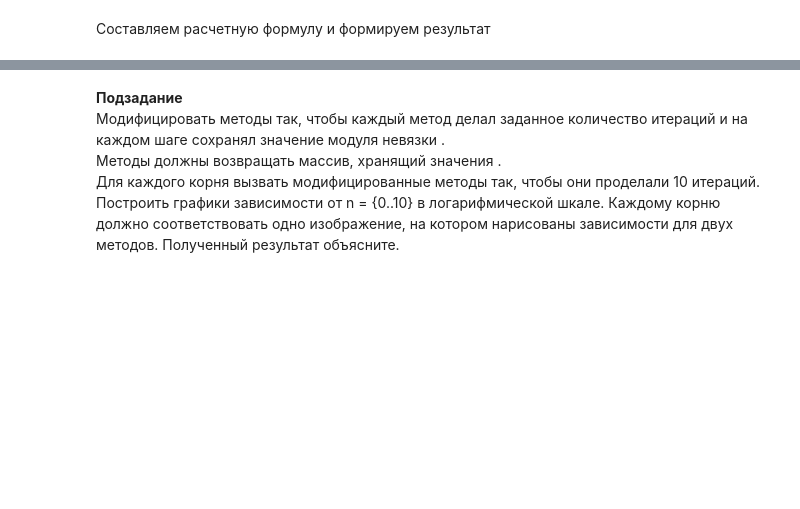
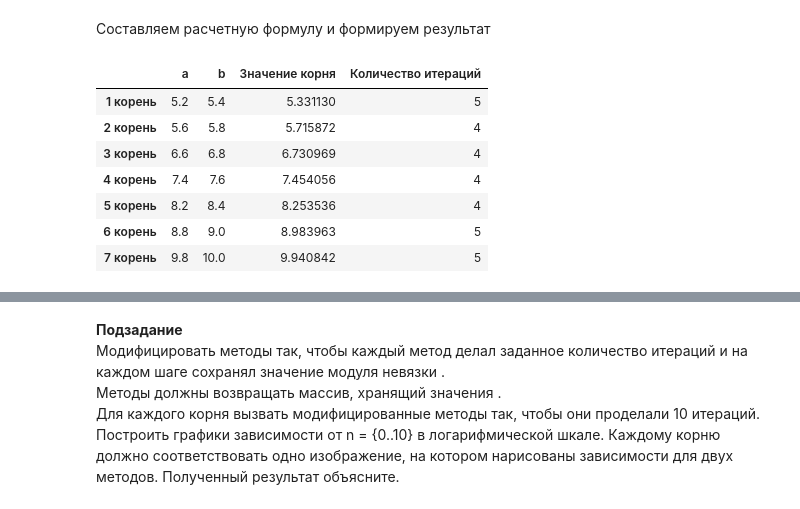
Before and after one commit to Lamantin12/N_A_lab2, a Jupyter notebook: N_A_lab2.ipynb, the cells around one changed output, grey strips where cells are left out. Cells and saved outputs as stored; diff of their text form; code cells hidden in the pictures; blank space fills up the shorter version.

```diff
--- a/N_A_lab2.ipynb
+++ b/N_A_lab2.ipynb
@@ -86,10 +86,10 @@ $x_{n+1} = x_{n} - \frac{F(x_{n})}{F'(x_{0})}$
 # %% [markdown]
 Задаем функцию и ее производную
 # %%
-def Func_2(x):
+def function_2(x):
     return np.sin(x) - np.sqrt(x) * np.cos(4*x) - 1
 
-def Func_derivative_2(x):
+def function_derivative_2(x):
     return np.cos(x) - np.cos(4*x) / (2 * np.sqrt(x)) + 4 * np.sqrt(x) * np.sin(4 *x)
 # %% [markdown]
 Строим график функции на заданном отрезке
@@ -126,35 +128,16 @@ for i in range(7):
 # %%
 eps = 10**(-12)
 
-def Newton(x, i):
-    t = 1
-    x_k = x - (Func_2(x)) / (Func_derivative_2(x))
-    while np.abs(x_k - x) > eps:
-        x = x_k
-        x_k = x - (Func_2(x)) / (Func_derivative_2(x))
-        t+=1
-    return [x_k, t]
-
-def Simple_Newton(x, i):
-    t = 1
-    df = Func_derivative_2(x)
-    x_k = x - (Func_2(x)) / Func_derivative_2(x)
-    while np.abs(x_k - x) > eps:
-        x = x_k
-        x_k = x - Func_2(x) / df
-        t+=1
-    return [x_k, t]
-
-result_n_1 = []
-result_t_1 = []
-result_n_2 = []
-result_t_2 = []
-
-for i in range(7):
-    m1 = Newton((A[i] + B[i])/2 , i)
-    m2 = Simple_Newton((A[i] + B[i])/2 , i)
-    result_n_1.append(m1[0])
-    result_t_1.append(m1[1])
-    result_n_2.append(m2[0])
-    result_t_2.append(m2[1])
+standart = newton_method(function_2,function_derivative_2,A,B)
+standart.fit('standard',eps)
+standart.display_result()
+# %% [output]
+|  | a | b | Значение корня | Количество итераций |
+| 1 корень | 5.2 | 5.4 | 5.331130 | 5 |
+| 2 корень | 5.6 | 5.8 | 5.715872 | 4 |
+| 3 корень | 6.6 | 6.8 | 6.730969 | 4 |
+| 4 корень | 7.4 | 7.6 | 7.454056 | 4 |
+| 5 корень | 8.2 | 8.4 | 8.253536 | 4 |
+| 6 корень | 8.8 | 9.0 | 8.983963 | 5 |
+| 7 корень | 9.8 | 10.0 | 9.940842 | 5 |
 # %%
```
Also changed, not shown: parts of 13 cells of this notebook, 2 other files.
